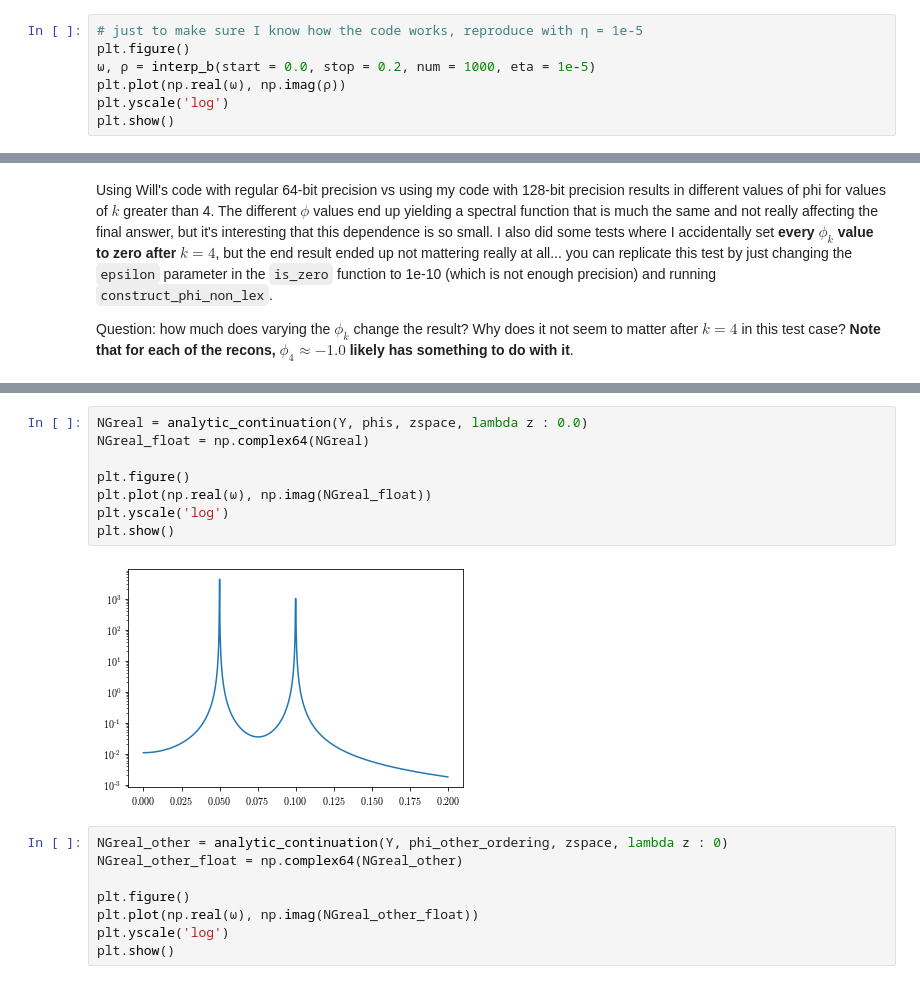
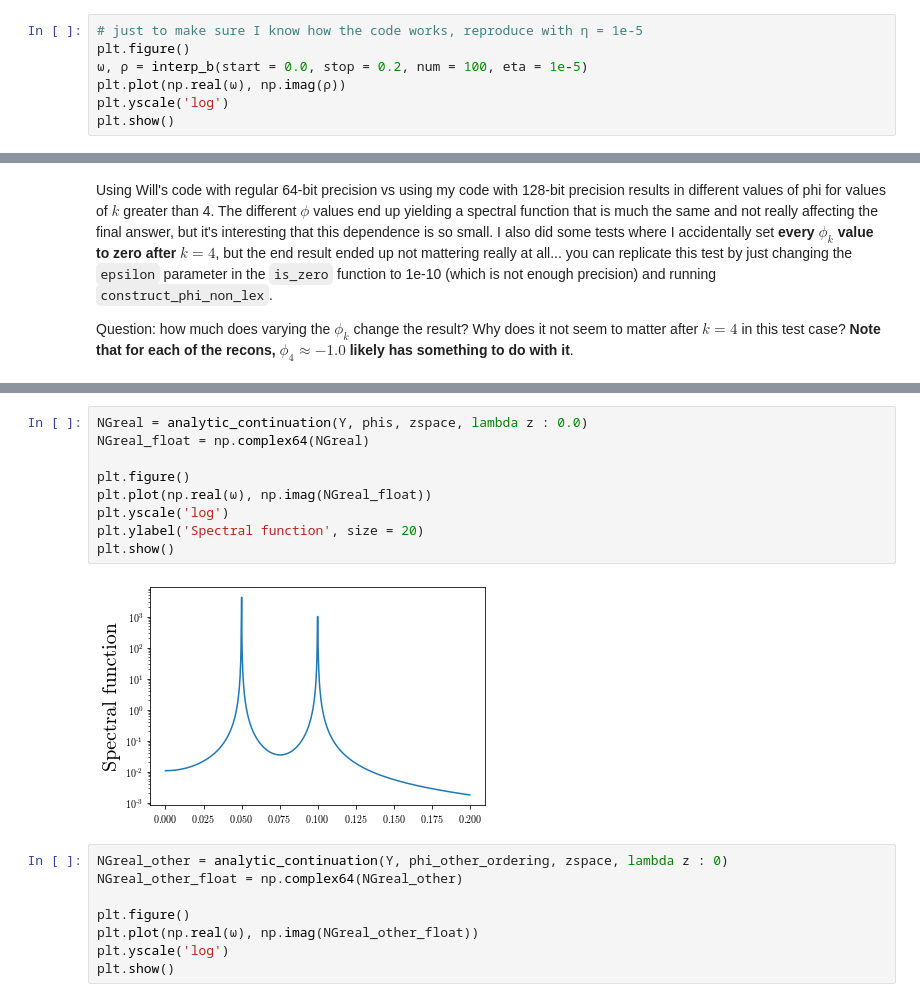
Before and after one commit to poare/lqcd, a Jupyter notebook: spectral/python_scripts/Nevanlinna_Tests.ipynb, the cells around one changed output, grey strips where cells are left out. Saved outputs shown, nothing was run; the diff lists cells and outputs as text.

Commit message:
updated spectral

```diff
--- a/spectral/python_scripts/Nevanlinna_Tests.ipynb
+++ b/spectral/python_scripts/Nevanlinna_Tests.ipynb
@@ -195,7 +254,7 @@ Denom: (nan+nanj)
 # %%
 # just to make sure I know how the code works, reproduce with η = 1e-5
 plt.figure()
-ω, ρ = interp_b(start = 0.0, stop = 0.2, num = 1000, eta = 1e-5)
+ω, ρ = interp_b(start = 0.0, stop = 0.2, num = 100, eta = 1e-5)
 plt.plot(np.real(ω), np.imag(ρ))
 plt.yscale('log')
 plt.show()
@@ -371,13 +445,14 @@ array([ 9.20856658e-01+0.j, -7.30930600e-01+0.j, -9.57481408e-01+0.j,
 # %%
 NGreal = analytic_continuation(Y, phis, zspace, lambda z : 0.0)
 NGreal_float = np.complex64(NGreal)
 
 plt.figure()
 plt.plot(np.real(ω), np.imag(NGreal_float))
 plt.yscale('log')
+plt.ylabel('Spectral function', size = 20)
 plt.show()
 # %% [output]
-[figure, old version]
+[figure, new version]
 # %%
 NGreal_other = analytic_continuation(Y, phi_other_ordering, zspace, lambda z : 0)
 NGreal_other_float = np.complex64(NGreal_other)
```
Also changed, not shown: parts of 15 cells of this notebook, 11 other files.
